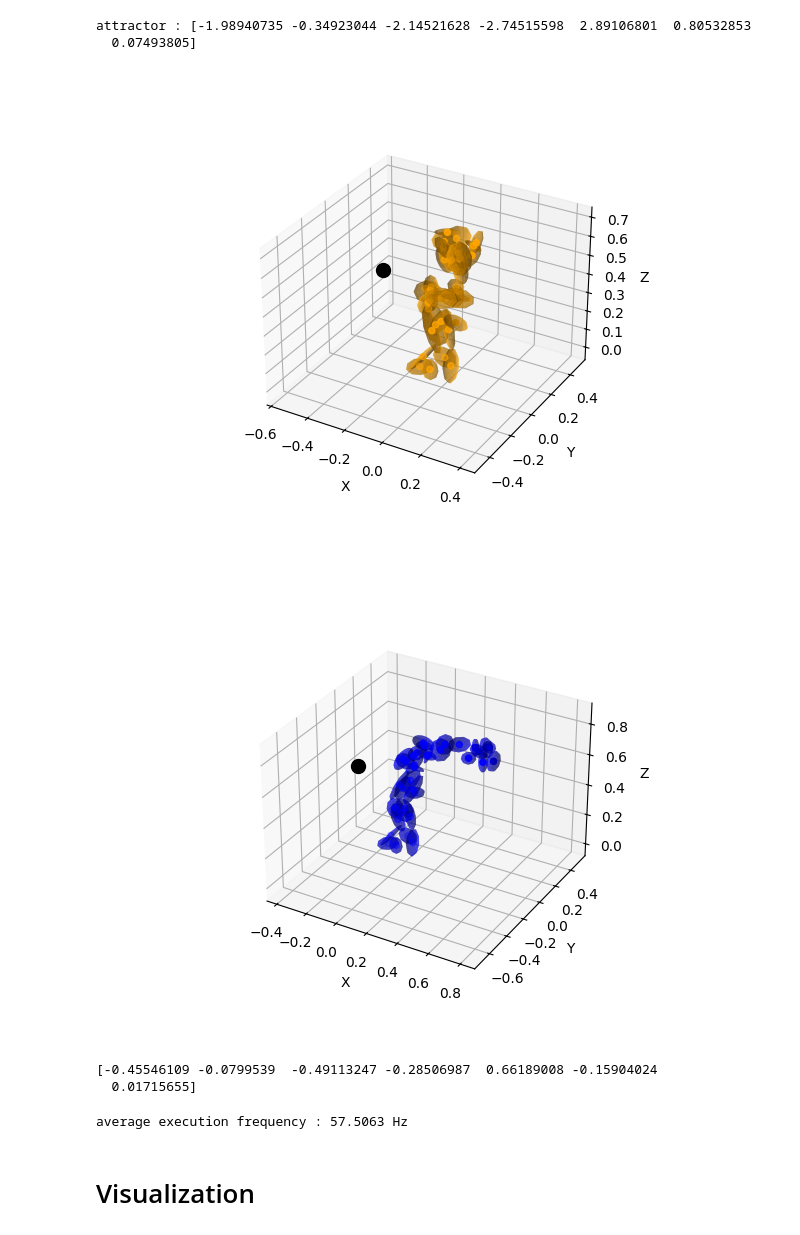
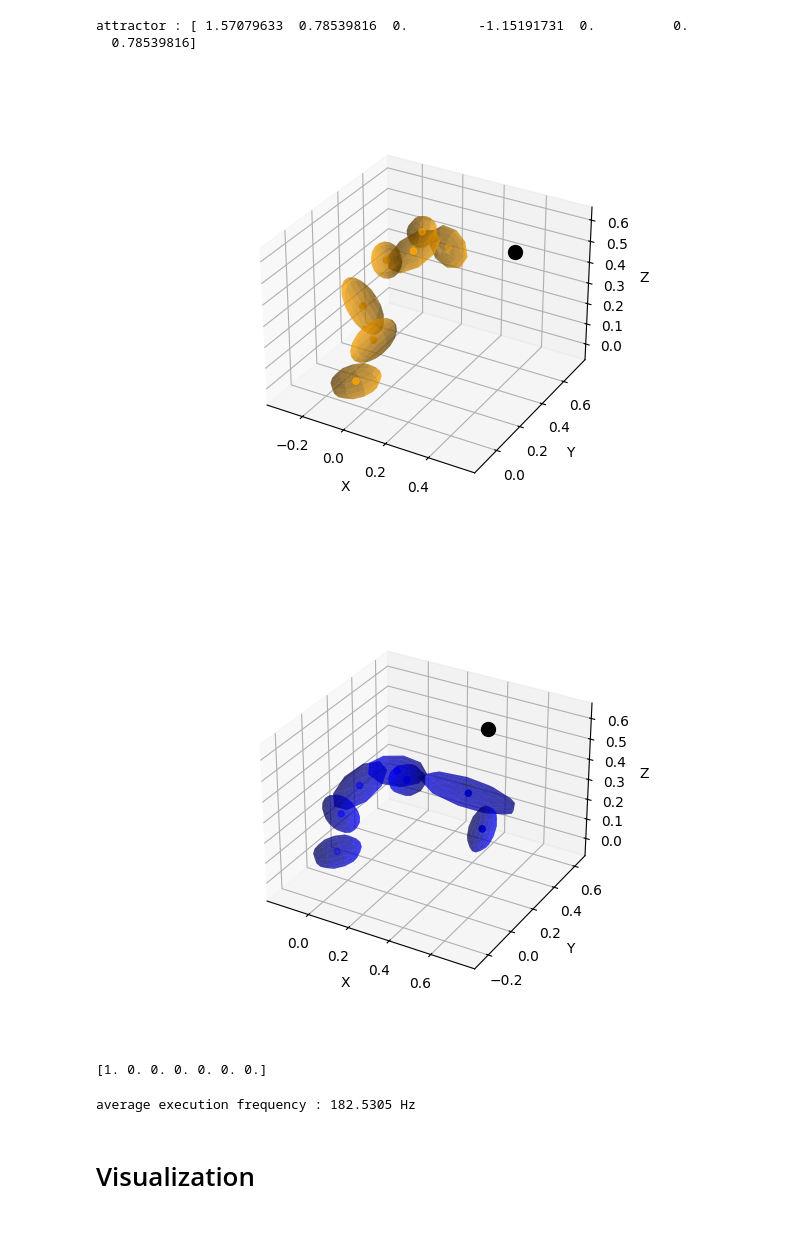
Before and after one commit to Bbosc/GDSOA, a Jupyter notebook: main_franka.ipynb, the cells around one changed output. Drawn from its saved outputs; the diff is of its cells as text; code cells hidden in the pictures.

```diff
--- a/main_franka.ipynb
+++ b/main_franka.ipynb
@@ -11,53 +11,56 @@ from utils.franka_parameters import joint_limits
 from utils.visualization import visualize_robot, plot_3d_ellipsoid_from_covariance, plot_coupled_embeddings
 # %%
-fk = ForwardKinematic(urdf_file='franka_description/urdf/panda_no_gripper.urdf', components_per_link=5)
+fk = ForwardKinematic(urdf_file='franka_description/urdf/panda_no_gripper.urdf', components_per_link=1)
 config_dim = fk.model.nq
 
-K = 1 * np.eye(config_dim)
-D = 1.5*np.eye(config_dim)
+K = 0.5 * np.eye(config_dim)
+D = 1.5 * np.eye(config_dim)
 
 lower_bound = np.array([limit['lower'] for limit in joint_limits])
 upper_bound = np.array([limit['upper'] for limit in joint_limits])
 # config_attractor = pin.randomConfiguration(fk.model, lower_bound, upper_bound)
-config_attractor = np.array([-1.98940735, -0.34923044, -2.14521628, -2.74515598,  2.89106801, 0.80532853,  0.07493805])
+# config_attractor = np.array([-1.98940735, -0.34923044, -2.14521628, -2.74515598,  2.89106801, 0.80532853,  0.07493805])
+config_attractor = np.array([a * np.pi/180 for a in [90, 45, 0, -66, 0, 0, 45]])
 print(f'attractor : {config_attractor}')
 
-x = np.array([[-0.1], [-0.35], [0.7]])[np.newaxis, :]
+x = np.array([[0.4], [0.53], [0.52]])[np.newaxis, :]
 
 e = Embedding(dimension=config_dim, x=x.repeat(1, 0), fk=fk, limits=joint_limits)
 
 ds = DynamicalSystem(stiffness=K, dissipation=D, attractor=config_attractor, embedding=e, dt=0.003)
 # %% [output]
-attractor : [-1.98940735 -0.34923044 -2.14521628 -2.74515598  2.89106801  0.80532853
-  0.07493805]
+attractor : [ 1.57079633  0.78539816  0.         -1.15191731  0.          0.
+  0.78539816]
 # %%
 %matplotlib widget
 
-config_start = np.array([0., 0., 0., -1.5, 0., 1.5, 0.])
+# config_start = np.array([0., 0., 0., -1.5, 0., 1.5, 0.])
+# transportation_configuration = np.array([a * np.pi/180 for a in [0, -32.08, 0, -170.17, 0, 0, 45]])
+config_start = np.array([a * np.pi/180 for a in [0, 45, 0, -66, 0, 0, 45]])
 initial_speed = np.array([0, 0, 0, 0, 0, 0, 0.])
 
 # config_attractor = pin.randomConfiguration(fk.model, lower_bound, upper_bound)
 speed = np.zeros_like(config_attractor)
 fk(config_start, speed, derivation_order=0)
 visualize_robot(fk=fk, obstacle=x, color='blue')
 fk(config_attractor, speed, derivation_order=0)
 visualize_robot(fk=fk, obstacle=x, color='orange')
 plt.show()
 # %% [output]
-[figure, old version]
+[figure, new version]
-[figure, old version]
+[figure, new version]
 # %%
 target_direction = (config_attractor - config_start)/np.linalg.norm(config_attractor-config_start)
 print(target_direction)
 # %% [output]
-[-0.45546109 -0.0799539  -0.49113247 -0.28506987  0.66189008 -0.15904024
-  0.01715655]
+[1. 0. 0. 0. 0. 0. 0.]
 # %%
 # config_start = pin.neutral(fk.model)
 # config_start = pin.randomConfiguration(fk.model, lower_bound, upper_bound)
-# initial_speed = np.zeros_like(config_start)
+initial_speed = np.zeros_like(config_start)
+# initial_speed = target_direction
 q = config_start
-dq = target_direction
+dq = initial_speed
 positions = []
 velocities = []
 frequencies = []
@@ -70,7 +73,7 @@ for i in range(0,3000):
 print(f'average execution frequency : {sum(frequencies)/len(frequencies):.4f} Hz')
 ps= np.stack(positions)
 # %% [output]
-average execution frequency : 57.5063 Hz
+average execution frequency : 182.5305 Hz
 # %% [markdown]
 # Visualization
 # %%
```
Also changed, not shown: parts of 10 cells of this notebook, 5 other files.
